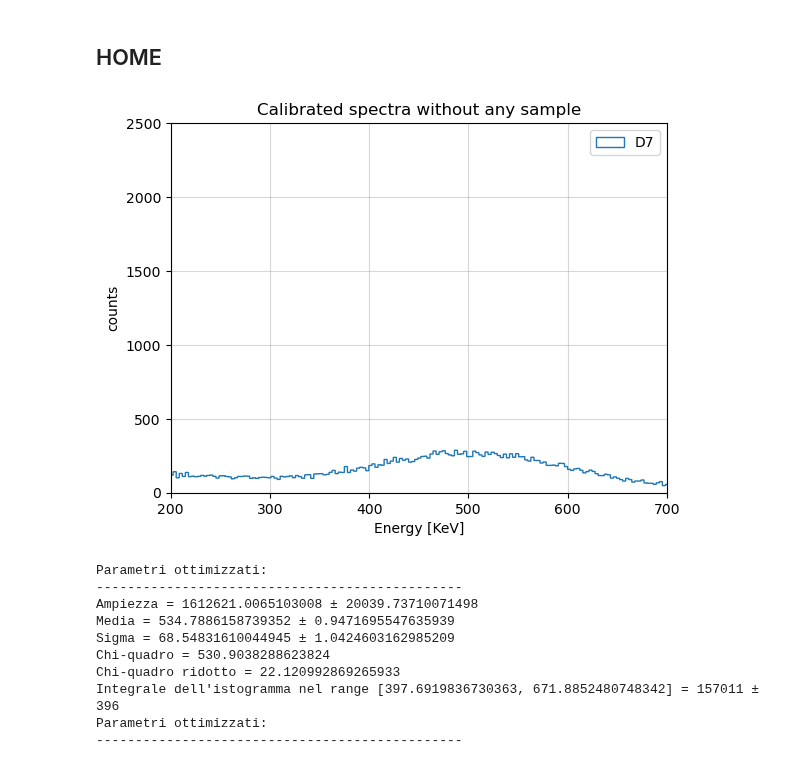
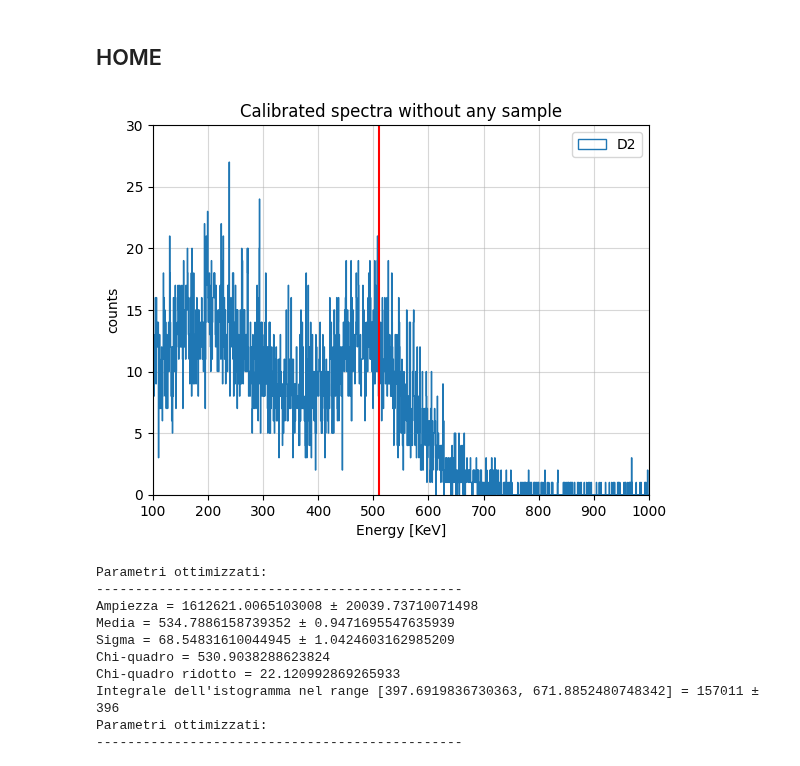
Before and after one commit to b3n3d3tt4/imaging, a Jupyter notebook: analisi.ipynb, the cells around one changed output. Saved outputs shown, nothing was run; the diff lists cells and outputs as text; code cells hidden in the pictures.

```diff
--- a/analisi.ipynb
+++ b/analisi.ipynb
@@ -125,35 +125,35 @@ y_calib = np.array([511, 1275]) #KeV
 #__________________________________________________________________________________________________________
 xD1 = np.array([d1norm1[0][1], d1norm2[0][1]])
 sxD1 = np.array([d1norm1[1][1], d1norm2[1][1],])
-calibrazioneD1 = bbb.linear_regression(xD1, y_calib, sx=sxD1, sy = None, xlabel='ADC channels', ylabel='Energy [KeV]', titolo='Calibration fit D1')
+calibrazioneD1 = bbb.linear_regression(xD1, y_calib, sx=sxD1, sy = None)
 print('__________________________________________________________________________________________________________')
 xD2 = np.array([d2norm1[0][1], d2norm2[0][1]])
 sxD2 = np.array([d2norm1[1][1], d2norm2[1][1],])
-calibrazioneD2 = bbb.linear_regression(xD2, y_calib, sx=sxD2, sy = None, xlabel='ADC channels', ylabel='Energy [KeV]', titolo='Calibration fit D2')
+calibrazioneD2 = bbb.linear_regression(xD2, y_calib, sx=sxD2, sy = None)
 print('__________________________________________________________________________________________________________')
 xD3 = np.array([d3norm1[0][1], d3norm2[0][1]])
 sxD3 = np.array([d3norm1[1][1], d3norm2[1][1],])
-calibrazioneD3 = bbb.linear_regression(xD3, y_calib, sx=sxD3, sy = None, xlabel='ADC channels', ylabel='Energy [KeV]', titolo='Calibration fit D3')
+calibrazioneD3 = bbb.linear_regression(xD3, y_calib, sx=sxD3, sy = None)
 print('__________________________________________________________________________________________________________')
 xD4 = np.array([d4norm1[0][1], d4norm2[0][1]])
 sxD4 = np.array([d4norm1[1][1], d4norm2[1][1],])
-calibrazioneD4 = bbb.linear_regression(xD4, y_calib, sx=sxD4, sy = None, xlabel='ADC channels', ylabel='Energy [KeV]', titolo='Calibration fit D4')
+calibrazioneD4 = bbb.linear_regression(xD4, y_calib, sx=sxD4, sy = None)
 print('__________________________________________________________________________________________________________')
 xD5 = np.array([d5norm1[0][1], d5norm2[0][1]])
 sxD5 = np.array([d5norm1[1][1], d5norm2[1][1],])
-calibrazioneD5 = bbb.linear_regression(xD5, y_calib, sx=sxD5, sy = None, xlabel='ADC channels', ylabel='Energy [KeV]', titolo='Calibration fit D5')
+calibrazioneD5 = bbb.linear_regression(xD5, y_calib, sx=sxD5, sy = None)
 print('__________________________________________________________________________________________________________')
 xD6 = np.array([d6norm1[0][1], d6norm2[0][1]])
 sxD6 = np.array([d6norm1[1][1], d6norm2[1][1],])
-calibrazioneD6 = bbb.linear_regression(xD6, y_calib, sx=sxD6, sy = None, xlabel='ADC channels', ylabel='Energy [KeV]', titolo='Calibration fit D6')
+calibrazioneD6 = bbb.linear_regression(xD6, y_calib, sx=sxD6, sy = None)
 print('__________________________________________________________________________________________________________')
 xD7 = np.array([d7norm1[0][1], d7norm2[0][1]])
 sxD7 = np.array([d7norm1[1][1], d7norm2[1][1],])
-calibrazioneD7 = bbb.linear_regression(xD7, y_calib, sx=sxD7, sy = None, xlabel='ADC channels', ylabel='Energy [KeV]', titolo='Calibration fit D7', plot=True)
+calibrazioneD7 = bbb.linear_regression(xD7, y_calib, sx=sxD7, sy = None)
 print('__________________________________________________________________________________________________________')
 xD8 = np.array([d8norm1[0][1], d8norm2[0][1]])
 sxD8 = np.array([d8norm1[1][1], d8norm2[1][1],])
-calibrazioneD8 = bbb.linear_regression(xD8, y_calib, sx=sxD8, sy = None, xlabel='ADC channels', ylabel='Energy [KeV]', titolo='Calibration fit D8')
+calibrazioneD8 = bbb.linear_regression(xD8, y_calib, sx=sxD8, sy = None)
 # %% [output]
 Parametri ottimizzati:
 -----------------------------------------------
@@ -256,23 +279,25 @@ hm_d8_calib = hm_d8 * calibrazioneD8[0] + calibrazioneD8[1]
 hm_d8_def = hm_d8_calib[hm_d8_calib != 0]
 # %%
 # plt.hist(hm_d1_def, bins=int(hm_d1.max()), histtype='step', label='D1')
-# plt.hist(hm_d2_def, bins=int(hm_d2.max()), histtype='step', label='D2')
+plt.hist(hm_d2_def, bins=int(hm_d2.max()), histtype='step', label='D2')
 # plt.hist(hm_d3_def, bins=int(hm_d3.max()), histtype='step', label='D3')
 # plt.hist(hm_d4_def, bins=int(hm_d4.max()), histtype='step', label='D4')
 # plt.hist(hm_d5_def, bins=int(hm_d5.max()), histtype='step', label='D5')
 # plt.hist(hm_d6_def, bins=int(hm_d6.max()), histtype='step', label='D6')
-plt.hist(hm_d7_def, bins=int(hm_d7.max()), histtype='step', label='D7')
+# plt.hist(hm_d7_def, bins=int(hm_d7.max()), histtype='step', label='D7')
 # plt.hist(hm_d8_def, bins=int(hm_d8.max()), histtype='step', label='D8')
+plt.axvline(x=511, color='red')
 plt.title(r'Calibrated spectra without any sample')
 plt.xlabel('Energy [KeV]')
 plt.ylabel('counts')
-plt.ylim(0, 2500)
-plt.xlim(200, 700)
+plt.ylim(0, 30)
+plt.xlim(100, 1000)
 plt.grid(alpha=0.5)
 plt.legend()
+plt.savefig('grafici/calib_home.pdf', format='pdf', dpi=500, bbox_inches='tight')
 plt.show()
 # %% [output]
-[figure, old version]
+[figure, new version]
 # %%
 fit_hm_d1 = bbb.normal(hm_d1_def, xmin=400, xmax=670, x1=0, x2=1000, b=int(hm_d1_def.max()/10), n=k)
 fit_hm_d2 = bbb.normal(hm_d2_def, xmin=400, xmax=600, x1=0, x2=1000, b=int(hm_d2_def.max()/10), n=k)
```
Also changed, not shown: parts of 19 cells of this notebook, 2 other files.
